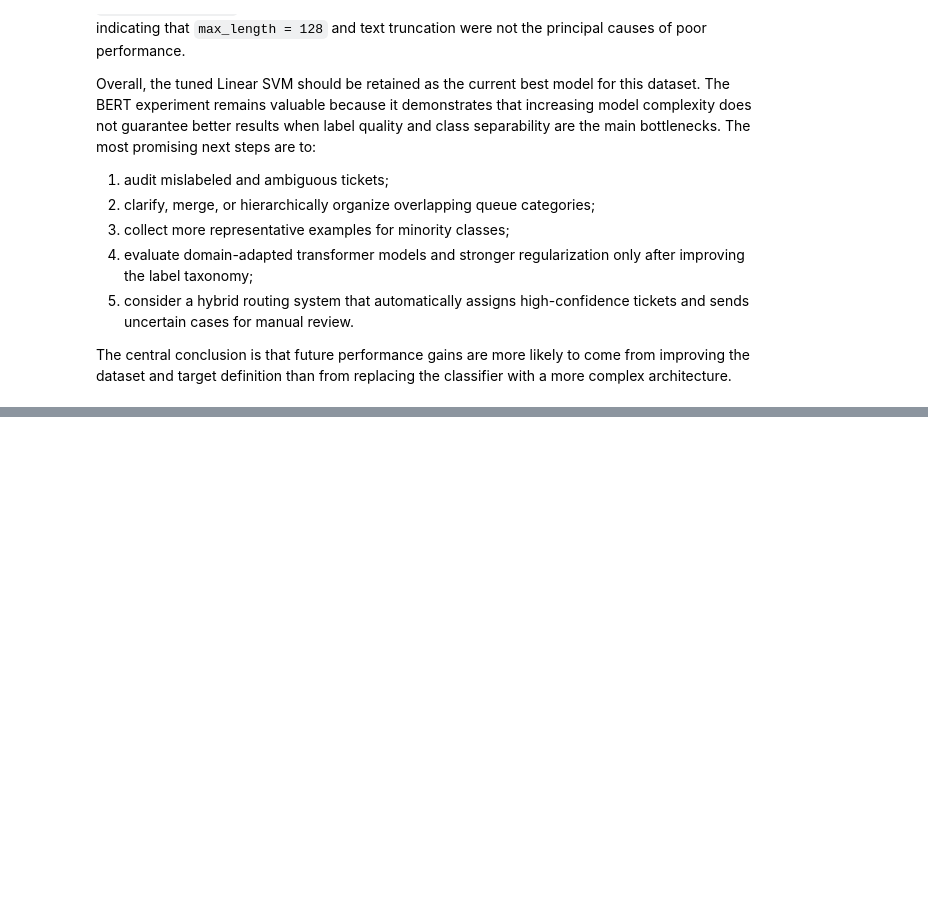
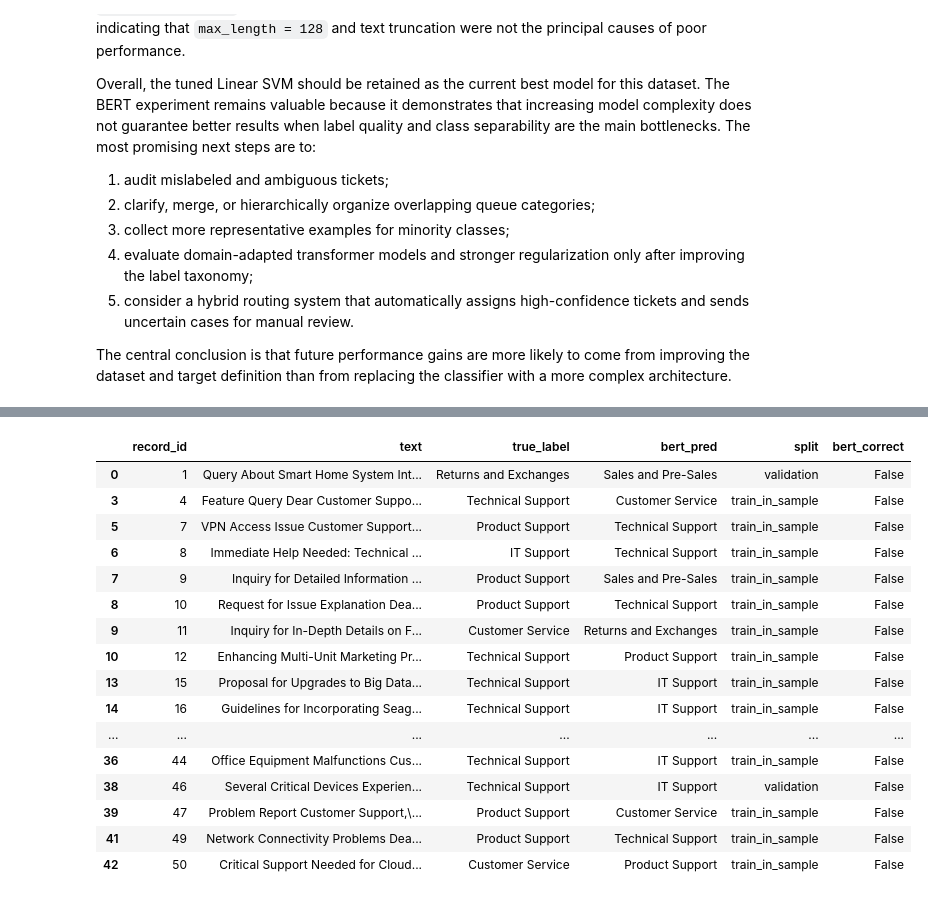
Before and after one commit to OlhaZahrebelna/Intelligent-Support-Ticket-Router-using-NLP, a Jupyter notebook: notebook/03_BERT_FineTuning.ipynb, the cells around one changed output, grey strips where cells are left out. Drawn from its saved outputs; the diff is of its cells as text; code cells hidden in the pictures; blank space fills up the shorter version.

```diff
--- a/notebook/03_BERT_FineTuning.ipynb
+++ b/notebook/03_BERT_FineTuning.ipynb
@@ -722,0 +729,72 @@ The central conclusion is that future performance gains are more likely to come
+# %%
+val_predictions = trainer.predict(val_dataset)
+
+
+def prediction_ids(prediction_output):
+    logits = prediction_output.predictions
+
+    if isinstance(logits, tuple):
+        logits = logits[0]
+
+    return np.argmax(logits, axis=1)
+
+
+train_pred_ids = prediction_ids(train_predictions)
+val_pred_ids = prediction_ids(val_predictions)
+
+bert_train_predictions = pd.DataFrame({
+    "record_id": X_train.index.to_numpy(),
+    "text": X_train.astype(str).to_numpy(),
+    "true_label": label_encoder.inverse_transform(
+        y_train.to_numpy()
+    ),
+    "bert_pred": label_encoder.inverse_transform(
+        train_pred_ids
+    ),
+    "split": "train_in_sample"
+})
+
+bert_val_predictions = pd.DataFrame({
+    "record_id": X_val.index.to_numpy(),
+    "text": X_val.astype(str).to_numpy(),
+    "true_label": label_encoder.inverse_transform(
+        y_val.to_numpy()
+    ),
+    "bert_pred": label_encoder.inverse_transform(
+        val_pred_ids
+    ),
+    "split": "validation"
+})
+
+
+bert_predictions_df = (
+    pd.concat(
+        [bert_train_predictions, bert_val_predictions],
+        ignore_index=True
+    )
+    .sort_values("record_id")
+    .reset_index(drop=True)
+)
+
+bert_predictions_df["bert_correct"] = (
+    bert_predictions_df["bert_pred"]
+    == bert_predictions_df["true_label"]
+)
+
+bert_audit_candidates = bert_predictions_df[
+    ~bert_predictions_df["bert_correct"]
+].copy()
+
+expected_record_ids = set(X_train.index).union(set(X_val.index))
+
+assert len(bert_predictions_df) == len(X_train) + len(X_val)
+assert len(bert_predictions_df) == len(df) - len(X_test)
+assert bert_predictions_df["record_id"].is_unique
+assert set(bert_predictions_df["record_id"]) == expected_record_ids
+assert set(bert_predictions_df["record_id"]).isdisjoint(set(X_test.index))
+
+print("All BERT predictions:", len(bert_predictions_df))
+print("BERT audit candidates:", len(bert_audit_candidates))
+
+bert_audit_candidates.head(20)
+# %% [output]
@@ -722,0 +804,17 @@ The central conclusion is that future performance gains are more likely to come
+|  | record_id | text | true_label | bert_pred | split | bert_correct |
+| 0 | 1 | Query About Smart Home System Int... | Returns and Exchanges | Sales and Pre-Sales | validation | False |
+| 3 | 4 | Feature Query Dear Customer Suppo... | Technical Support | Customer Service | train_in_sample | False |
+| 5 | 7 | VPN Access Issue Customer Support... | Product Support | Technical Support | train_in_sample | False |
+| 6 | 8 | Immediate Help Needed: Technical ... | IT Support | Technical Support | train_in_sample | False |
+| 7 | 9 | Inquiry for Detailed Information ... | Product Support | Sales and Pre-Sales | train_in_sample | False |
+| 8 | 10 | Request for Issue Explanation Dea... | Product Support | Technical Support | train_in_sample | False |
+| 9 | 11 | Inquiry for In-Depth Details on F... | Customer Service | Returns and Exchanges | train_in_sample | False |
+| 10 | 12 | Enhancing Multi-Unit Marketing Pr... | Technical Support | Product Support | train_in_sample | False |
+| 13 | 15 | Proposal for Upgrades to Big Data... | Technical Support | IT Support | train_in_sample | False |
+| 14 | 16 | Guidelines for Incorporating Seag... | Technical Support | IT Support | train_in_sample | False |
+| ... | ... | ... | ... | ... | ... | ... |
+| 36 | 44 | Office Equipment Malfunctions Cus... | Technical Support | IT Support | train_in_sample | False |
+| 38 | 46 | Several Critical Devices Experien... | Technical Support | IT Support | validation | False |
+| 39 | 47 | Problem Report Customer Support,\... | Product Support | Customer Service | train_in_sample | False |
+| 41 | 49 | Network Connectivity Problems Dea... | Product Support | Technical Support | train_in_sample | False |
+| 42 | 50 | Critical Support Needed for Cloud... | Customer Service | Product Support | train_in_sample | False |
```
Also changed, not shown: parts of 11 cells of this notebook.
